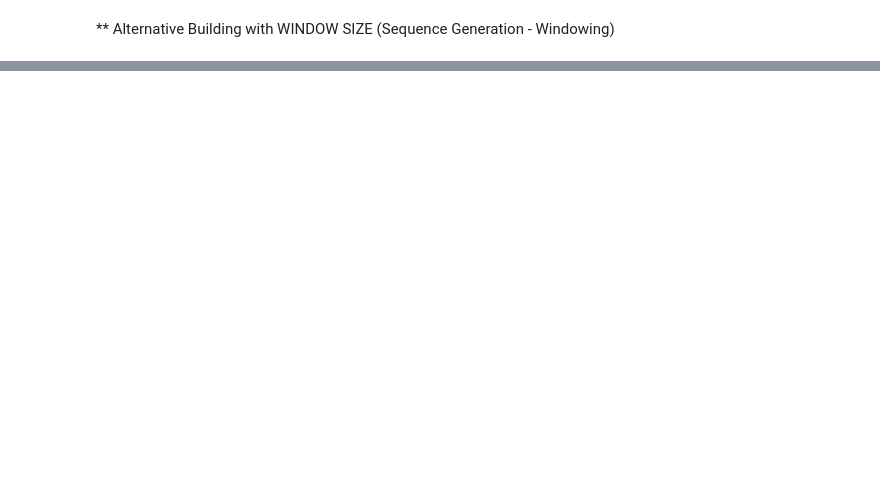
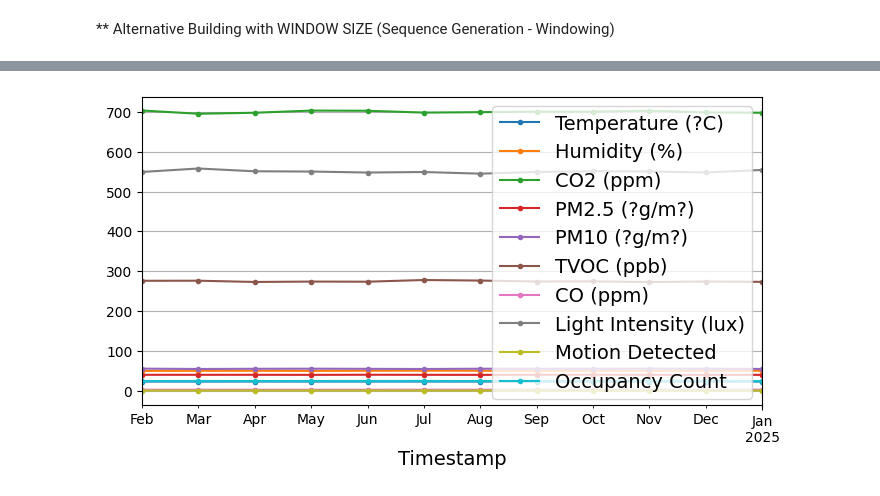
Before and after one commit to naingwinkyaw/IT123-Project_ID4288602M_, a Jupyter notebook: 03_IT123_Project_R1.ipynb, the cells around one changed output, grey strips where cells are left out. Cells and saved outputs as stored; diff of their text form; code cells hidden in the pictures; blank space fills up the shorter version.

```diff
--- a/03_IT123_Project_R1.ipynb
+++ b/03_IT123_Project_R1.ipynb
@@ -395,0 +415,8 @@ R2 Score: -0.01
+# %%
+import matplotlib.pyplot as plt
+
+plt.rc('font', size=14)
+plt.rc('axes', labelsize=14, titlesize=14)
+plt.rc('legend', fontsize=14)
+plt.rc('xtick', labelsize=10)
+plt.rc('ytick', labelsize=10)
@@ -395,0 +440,14 @@ R2 Score: -0.01
+# %%
+period = slice("2024-02", "2025-01") # Adjusted to monthly granularity
+# Set the 'Timestamp' column as the index before resampling
+df['Timestamp'] = pd.to_datetime(df['Timestamp'], dayfirst=True) # Ensure 'Timestamp' is datetime
+df_indexed = df.set_index('Timestamp')
+df_monthly = df_indexed.select_dtypes(include="number").resample('ME').mean()
+rolling_average_12_months = df_monthly.loc[period].rolling(window=12).mean()
+
+fig, ax = plt.subplots(figsize=(8, 4))
+df_monthly[period].plot(ax=ax, marker=".")
+rolling_average_12_months.plot(ax=ax, grid=True, legend=False)
+plt.show()
+# %% [output]
+[figure, added]
```
Also changed, not shown: parts of 78 cells of this notebook.
